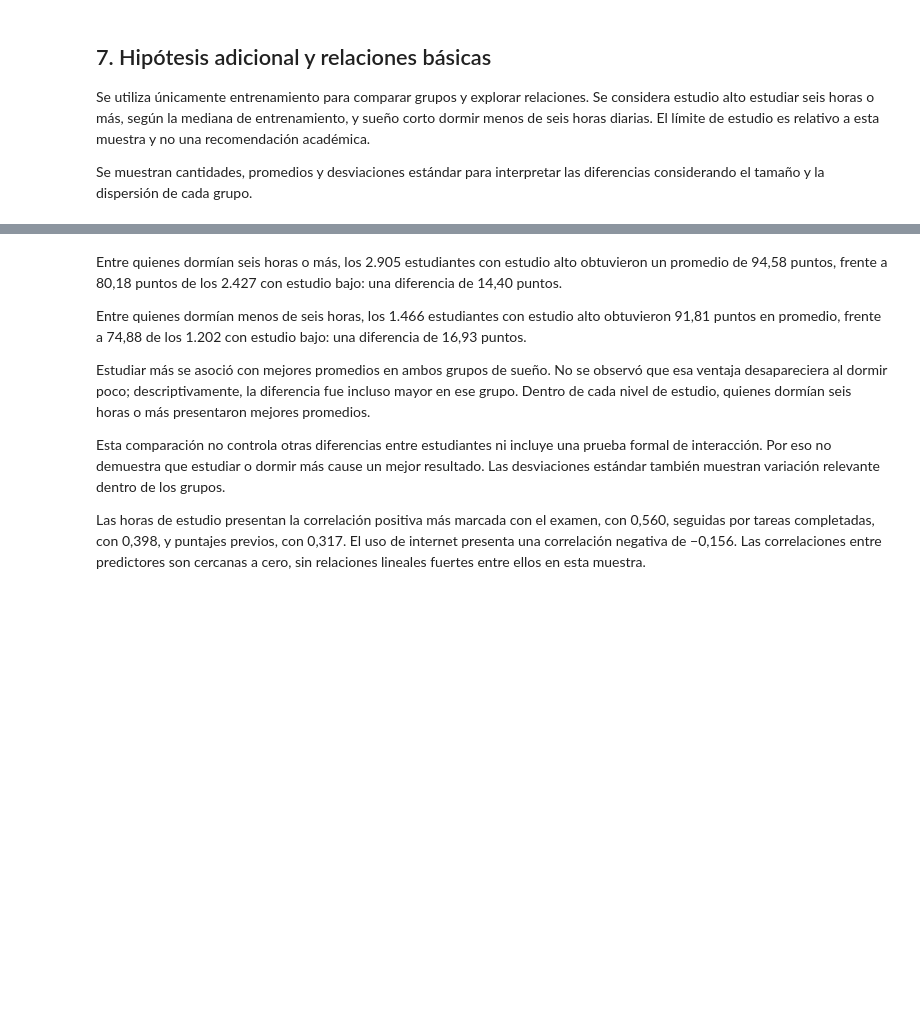
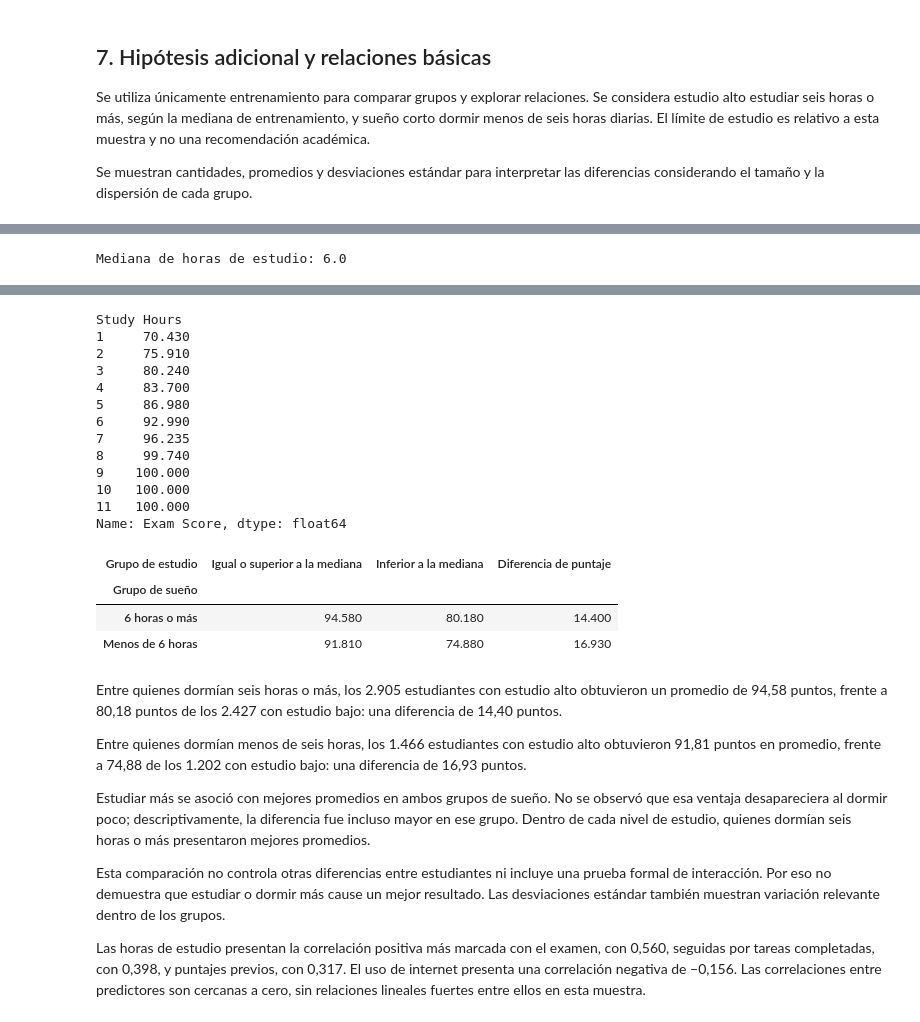
Before and after one commit to CapitanPio/tareasofi, a Jupyter notebook: reporte_rendimiento_estudiantil.ipynb, the cells around one changed output, grey strips where cells are left out. Drawn from its saved outputs; the diff is of its cells as text; code cells hidden in the pictures; blank space fills up the shorter version.

```diff
--- a/reporte_rendimiento_estudiantil.ipynb
+++ b/reporte_rendimiento_estudiantil.ipynb
@@ -577,0 +409,62 @@ Estudiantes utilizados en la comparación: 8000
+# %%
+# Agrupar estudiantes según sus horas de estudio y sueño.
+datos_hipotesis = datos_entrenamiento.copy()
+
+mediana_horas_estudio = datos_hipotesis["Study Hours"].median()
+
+datos_hipotesis["Grupo de estudio"] = np.where(
+    datos_hipotesis["Study Hours"] >= mediana_horas_estudio,
+    "Igual o superior a la mediana",
+    "Inferior a la mediana",
+)
+
+datos_hipotesis["Grupo de sueño"] = np.where(
+    datos_hipotesis["Sleep Hours"] < 6,
+    "Menos de 6 horas",
+    "6 horas o más",
+)
+
+# Comparar cantidad de estudiantes, promedio y dispersión.
+comparacion_hipotesis = datos_hipotesis.groupby(
+    ["Grupo de sueño", "Grupo de estudio"]
+)["Exam Score"].agg(["count", "mean", "std"])
+
+comparacion_hipotesis = comparacion_hipotesis.rename(columns={
+    "count": "Cantidad de estudiantes",
+    "mean": "Puntaje promedio",
+    "std": "Desviación estándar",
+})
+
+print("Mediana de horas de estudio:", mediana_horas_estudio)
+display(comparacion_hipotesis)
+
+# Revisar las correlaciones entre las variables numéricas.
+correlaciones_entrenamiento = (
+    datos_entrenamiento[columnas_numericas].corr()
+)
+
+display(correlaciones_entrenamiento)
+
+medianas_por_hora = datos_entrenamiento.groupby(
+    "Study Hours"
+)["Exam Score"].median()
+
+display(medianas_por_hora)
+
+# Organizar los promedios como una tabla dinámica.
+promedios_por_grupo = datos_hipotesis.pivot_table(
+    index="Grupo de sueño",
+    columns="Grupo de estudio",
+    values="Exam Score",
+    aggfunc="mean",
+)
+
+# Calcular la diferencia entre estudio alto y bajo.
+promedios_por_grupo["Diferencia de puntaje"] = (
+    promedios_por_grupo["Igual o superior a la mediana"]
+    - promedios_por_grupo["Inferior a la mediana"]
+)
+
+display(promedios_por_grupo.round(2))
+# %% [output]
+Mediana de horas de estudio: 6.0
@@ -578,3 +485,20 @@ Estudiantes utilizados en la comparación: 8000
+Study Hours
+1     70.430
+2     75.910
+3     80.240
+4     83.700
+5     86.980
+6     92.990
+7     96.235
+8     99.740
+9    100.000
+10   100.000
+11   100.000
+Name: Exam Score, dtype: float64
+| Grupo de estudio | Igual o superior a la mediana | Inferior a la mediana | Diferencia de puntaje |
+| Grupo de sueño |  |  |  |
+| 6 horas o más | 94.580 | 80.180 | 14.400 |
+| Menos de 6 horas | 91.810 | 74.880 | 16.930 |
 # %% [markdown]
 Entre quienes dormían seis horas o más, los 2.905 estudiantes con estudio alto obtuvieron un promedio de 94,58 puntos, frente a 80,18 puntos de los 2.427 con estudio bajo: una diferencia de 14,40 puntos.
 
```
Also changed, not shown: parts of 23 cells of this notebook, 2 other files.
